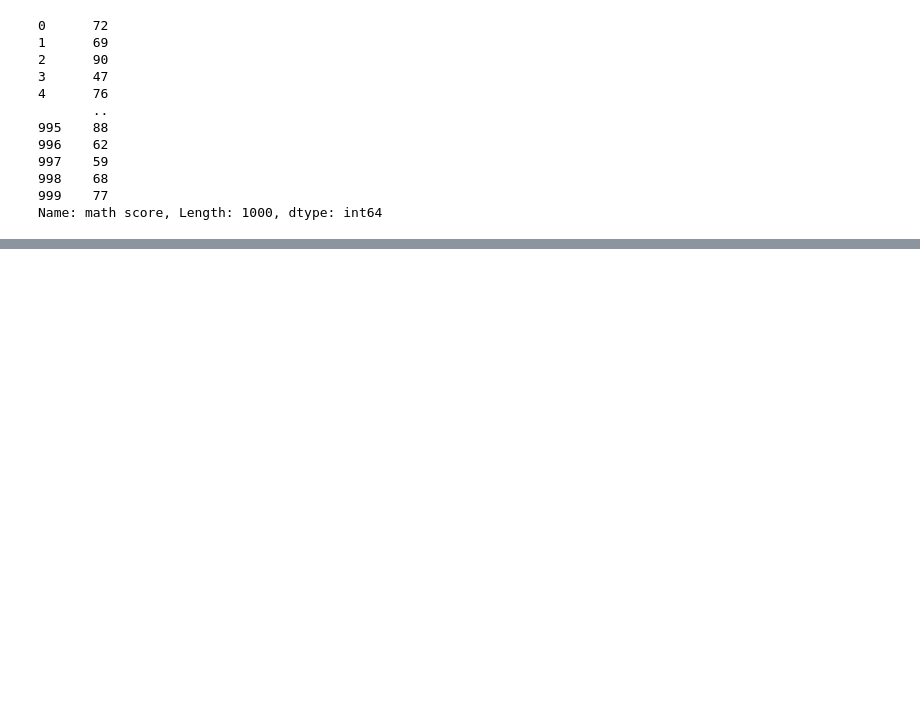
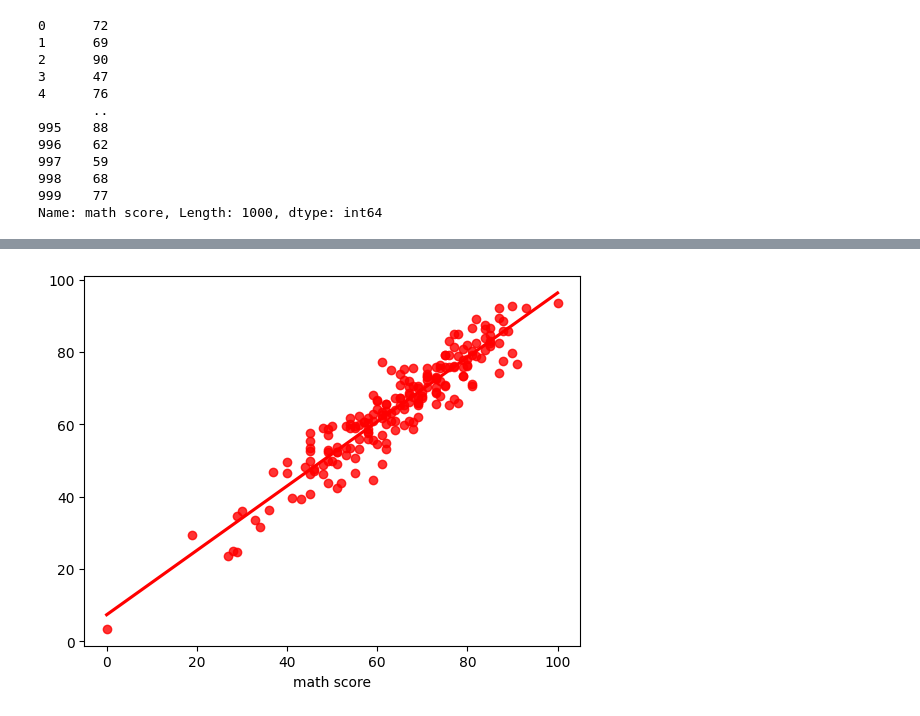
Before and after one commit to yasheeloyalka/mlproject, a Jupyter notebook: src/notebook/data/Model Training.ipynb, the cells around one changed output, grey strips where cells are left out. Drawn from its saved outputs; the diff is of its cells as text; code cells hidden in the pictures; blank space fills up the shorter version.

```diff
--- a/src/notebook/data/Model Training.ipynb
+++ b/src/notebook/data/Model Training.ipynb
@@ -65,0 +74,2 @@ from sklearn.compose import ColumnTransformer
+# %%
+x = preprocessor.fit_transform(x)
@@ -65,0 +209,4 @@ from sklearn.compose import ColumnTransformer
+# %%
+sns.regplot(x=y_test,y=y_pred,ci=None,color ='red');
+# %% [output]
+[figure, added]
```
Also changed, not shown: parts of 13 cells of this notebook, 4 other files.
